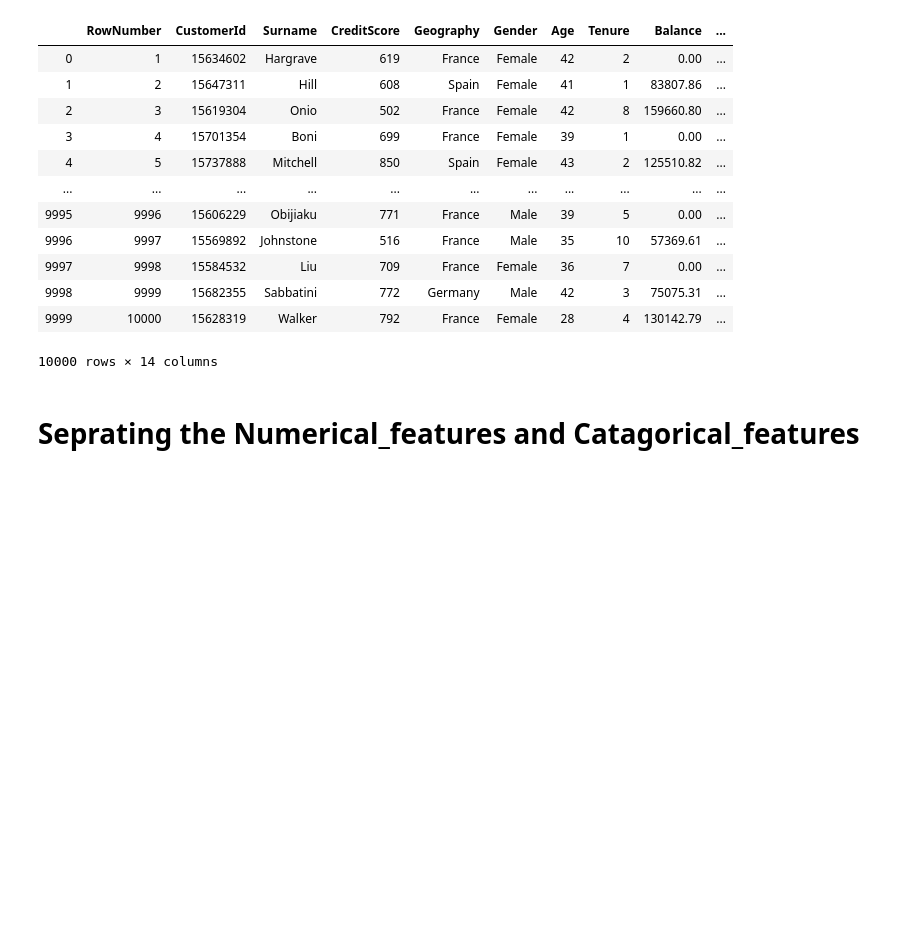
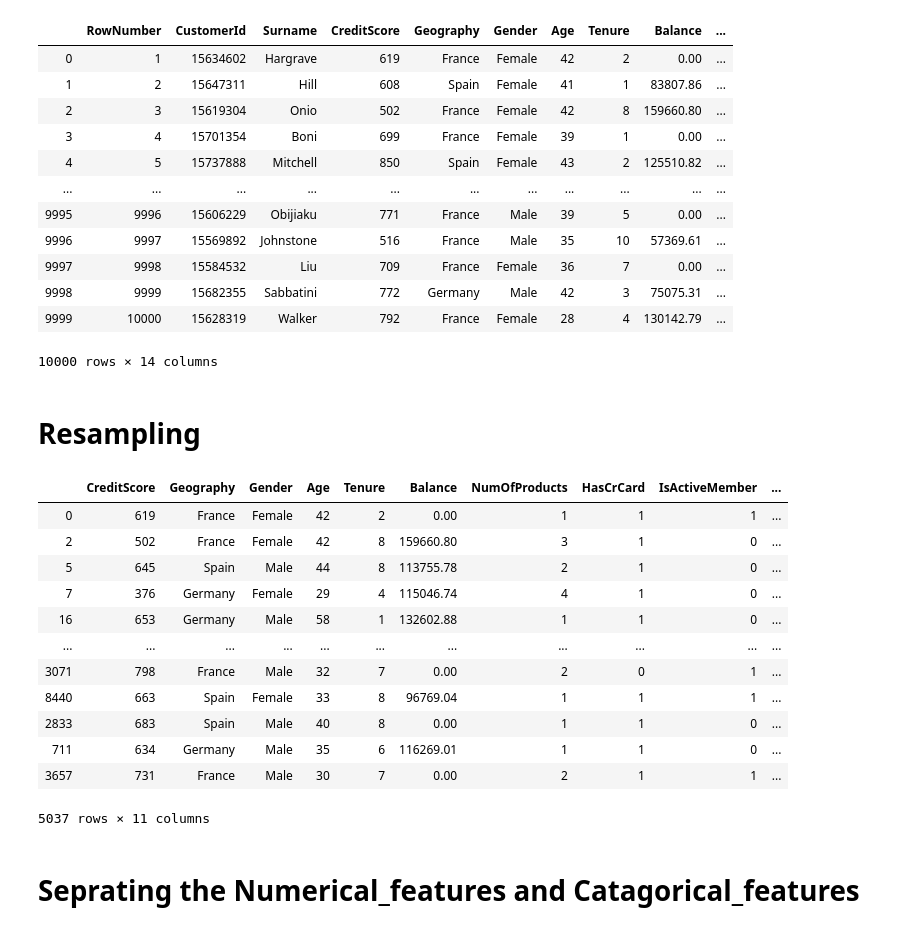
Before and after one commit to bilaltahseen/BankChurn, a Jupyter notebook: Churn_Analysis.ipynb, the cells around one changed output. Drawn from its saved outputs; the diff is of its cells as text; code cells hidden in the pictures; blank space fills up the shorter version.

```diff
--- a/Churn_Analysis.ipynb
+++ b/Churn_Analysis.ipynb
@@ -47,3 +48,5 @@ data_frame
 | 9998 | 9999 | 15682355 | Sabbatini | 772 | Germany | Male | 42 | 3 | 75075.31 | ... |
 | 9999 | 10000 | 15628319 | Walker | 792 | France | Female | 28 | 4 | 130142.79 | ... |
 10000 rows × 14 columns
+# %% [markdown]
+# Resampling
@@ -50,3 +59,19 @@ data_frame
+# %%
+data_frame
+# %% [output]
+|  | CreditScore | Geography | Gender | Age | Tenure | Balance | NumOfProducts | HasCrCard | IsActiveMember | ... |
+| 0 | 619 | France | Female | 42 | 2 | 0.00 | 1 | 1 | 1 | ... |
+| 2 | 502 | France | Female | 42 | 8 | 159660.80 | 3 | 1 | 0 | ... |
+| 5 | 645 | Spain | Male | 44 | 8 | 113755.78 | 2 | 1 | 0 | ... |
+| 7 | 376 | Germany | Female | 29 | 4 | 115046.74 | 4 | 1 | 0 | ... |
+| 16 | 653 | Germany | Male | 58 | 1 | 132602.88 | 1 | 1 | 0 | ... |
+| ... | ... | ... | ... | ... | ... | ... | ... | ... | ... | ... |
+| 3071 | 798 | France | Male | 32 | 7 | 0.00 | 2 | 0 | 1 | ... |
+| 8440 | 663 | Spain | Female | 33 | 8 | 96769.04 | 1 | 1 | 1 | ... |
+| 2833 | 683 | Spain | Male | 40 | 8 | 0.00 | 1 | 1 | 0 | ... |
+| 711 | 634 | Germany | Male | 35 | 6 | 116269.01 | 1 | 1 | 0 | ... |
+| 3657 | 731 | France | Male | 30 | 7 | 0.00 | 2 | 1 | 1 | ... |
+5037 rows × 11 columns
 # %% [markdown]
 # Seprating the Numerical_features and Catagorical_features
 # %%
```
Also changed, not shown: parts of 13 cells of this notebook, 2 other files.
